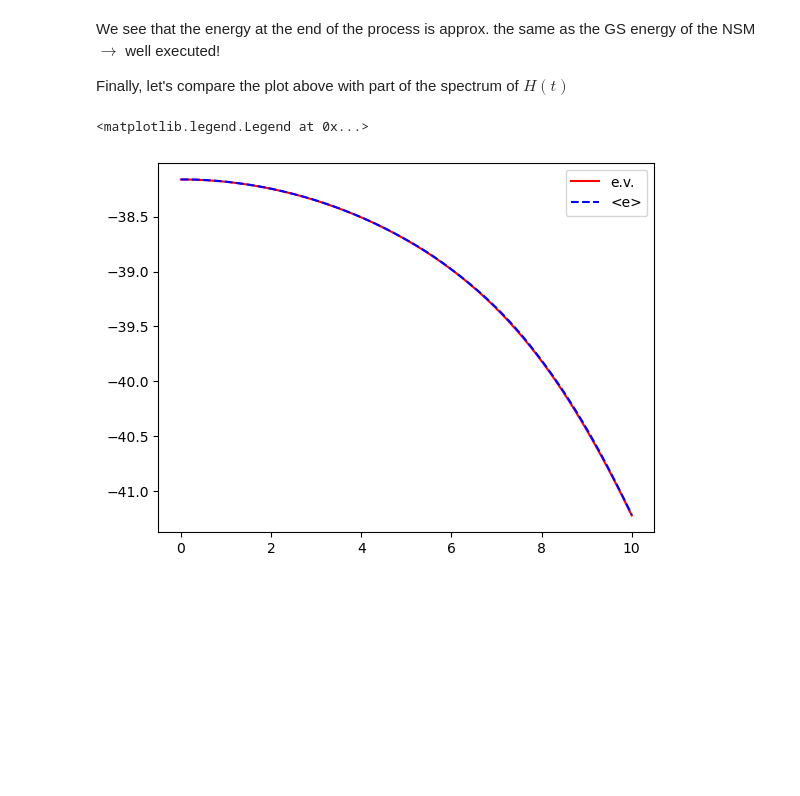
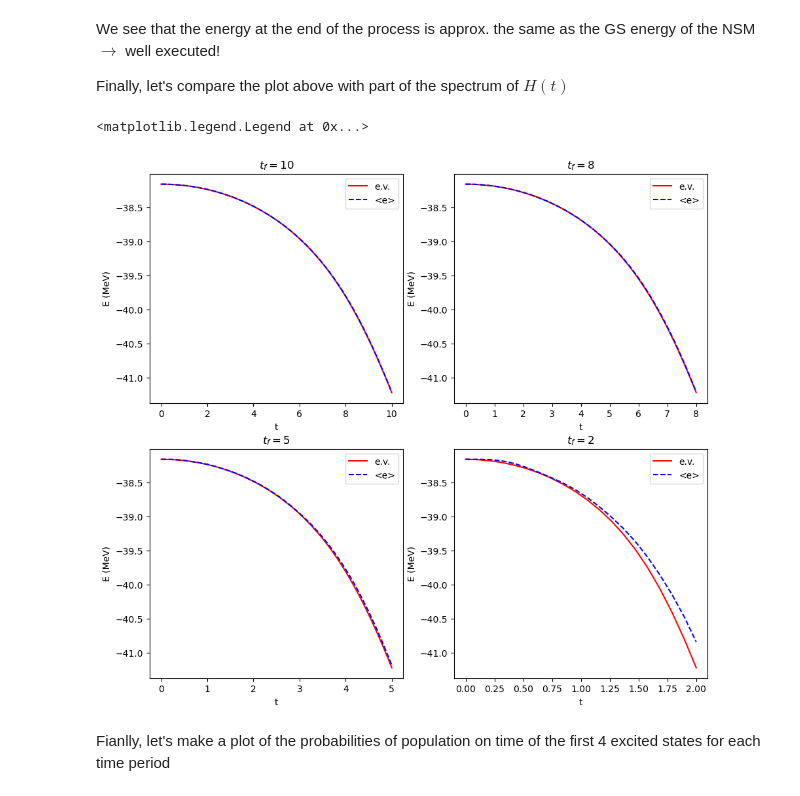
Before and after one commit to albertmolinaa/Quantum-Annealing-TFG, a Jupyter notebook: QuantumAnnealning_Albert.ipynb, the cells around one changed output. Drawn from its saved outputs; the diff is of its cells as text; code cells hidden in the pictures; blank space fills up the shorter version.

```diff
--- a/QuantumAnnealning_Albert.ipynb
+++ b/QuantumAnnealning_Albert.ipynb
@@ -166,9 +372,8 @@ plt.legend()
 p = 2
 n_ten = 4
 
-NSM_H_ten = FermiHubbardHamiltonian(size_a=nuc_modes_per_i, size_b=nuc_modes_per_i, nparticles_a=p, nparticles_b=n_ten,
+NSM_H_ten = FermiHubbardHamiltonian(size_a=nuc_modes_per_i, size_b=nuc_modes_per_i, nparticles_a=n_ten, nparticles_b=p,
                                 symmetries=[SPS.total_M_zero]) # we force M=0 so we don't get the full manybody basis
-# Also, I changed Ema's code where a was neutrons and b protons, since they're just numbers (and the same in this case)
 
 NSM_H_ten.get_external_potential(external_potential=SPS.energies)
 twobody_dict_ten, _ = get_twobody_nuclearshell_model(file_name=p_shell)
@@ -176,8 +381,8 @@ twobody_dict_ten, _ = get_twobody_nuclearshell_model(file_name=p_shell)
 NSM_H_ten.get_twobody_interaction(twobody_dict_ten)
 NSM_H_ten.get_hamiltonian() # Now we have the Target Hamiltonian ready
 
-egs, psigs = NSM_H_ten.get_spectrum(n_states=1) # just the ground state (energy in MeV's)
-print(f'GS energy = {egs[0]:.5} MeV')
+egs_ten, psigs = NSM_H_ten.get_spectrum(n_states=1) # just the ground state (energy in MeV's)
+print(f'GS energy = {egs_ten[0]:.5} MeV')
 print(NSM_H_ten.hamiltonian)
 # %% [output]
 Computing the matrix, pls wait... (u_u)
@@ -294,9 +665,8 @@ plt.legend()
 p = 2
 n_twelve = 6
 
-NSM_H_twelve = FermiHubbardHamiltonian(size_a=nuc_modes_per_i, size_b=nuc_modes_per_i, nparticles_a=p, nparticles_b=n_twelve,
+NSM_H_twelve = FermiHubbardHamiltonian(size_a=nuc_modes_per_i, size_b=nuc_modes_per_i, nparticles_a=n_twelve, nparticles_b=p,
                                 symmetries=[SPS.total_M_zero]) # we force M=0 so we don't get the full manybody basis
-# Also, I changed Ema's code where a was neutrons and b protons, since they're just numbers (and the same in this case)
 
 NSM_H_twelve.get_external_potential(external_potential=SPS.energies)
 twobody_dict_twelve, _ = get_twobody_nuclearshell_model(file_name=p_shell)
@@ -304,8 +674,8 @@ twobody_dict_twelve, _ = get_twobody_nuclearshell_model(file_name=p_shell)
 NSM_H_twelve.get_twobody_interaction(twobody_dict_twelve)
 NSM_H_twelve.get_hamiltonian() # Now we have the Target Hamiltonian ready
 
-egs, psigs = NSM_H_twelve.get_spectrum(n_states=1) # just the ground state (energy in MeV's)
-print(f'GS energy = {egs[0]:.5} MeV')
+egs_twelve, psigs = NSM_H_twelve.get_spectrum(n_states=1) # just the ground state (energy in MeV's)
+print(f'GS energy = {egs_twelve[0]:.5} MeV')
 print(NSM_H_twelve.hamiltonian)
 # %% [output]
 Computing the matrix, pls wait... (u_u)
@@ -395,10 +865,37 @@ We see that the energy at the end of the process is approx. the same as the GS e
 
 Finally, let's compare the plot above with part of the spectrum of $H(t)$
 # %%
-plt.figure()
-plt.plot(time, spectrum_t_twelve, 'r-', label='e.v.')
-plt.plot(time, energy_twelve, 'b--', label='<e>')
+plt.figure(figsize=(11,10))
+plt.subplot(221)
+plt.title('$t_f = 10$')
+plt.plot(time10, np.real(spectrum_arr_twelve10[:,0]), 'r-', label='e.v.')
+plt.plot(time10, np.real(energy_twelve10), 'b--', label='<e>')
+plt.xlabel('t')
+plt.ylabel('E (MeV)')
 plt.legend()
+plt.subplot(222)
+plt.title('$t_f = 8$')
+plt.plot(time8, np.real(spectrum_arr_twelve8[:,0]), 'r-', label='e.v.')
+plt.plot(time8, np.real(energy_twelve8), 'b--', label='<e>')
+plt.xlabel('t')
+plt.ylabel('E (MeV)')
+plt.legend()
+plt.subplot(223)
+plt.title('$t_f = 5$')
+plt.plot(time5, np.real(spectrum_arr_twelve5[:,0]), 'r-', label='e.v.')
+plt.plot(time5, np.real(energy_twelve5), 'b--', label='<e>')
+plt.xlabel('t')
+plt.ylabel('E (MeV)')
+plt.legend()
+plt.subplot(224)
+plt.title('$t_f = 2$')
+plt.plot(time2, np.real(spectrum_arr_twelve2[:,0]), 'r-', label='e.v.')
+plt.plot(time2, np.real(energy_twelve2), 'b--', label='<e>')
+plt.xlabel('t')
+plt.ylabel('E (MeV)')
+plt.legend()
 # %% [output]
 <matplotlib.legend.Legend at 0x...>
-[figure, old version]
+[figure, new version]
+# %% [markdown]
+Fianlly, let's make a plot of the probabilities of population on time of the first 4 excited states for each time period
```
Also changed, not shown: parts of 35 cells of this notebook.
